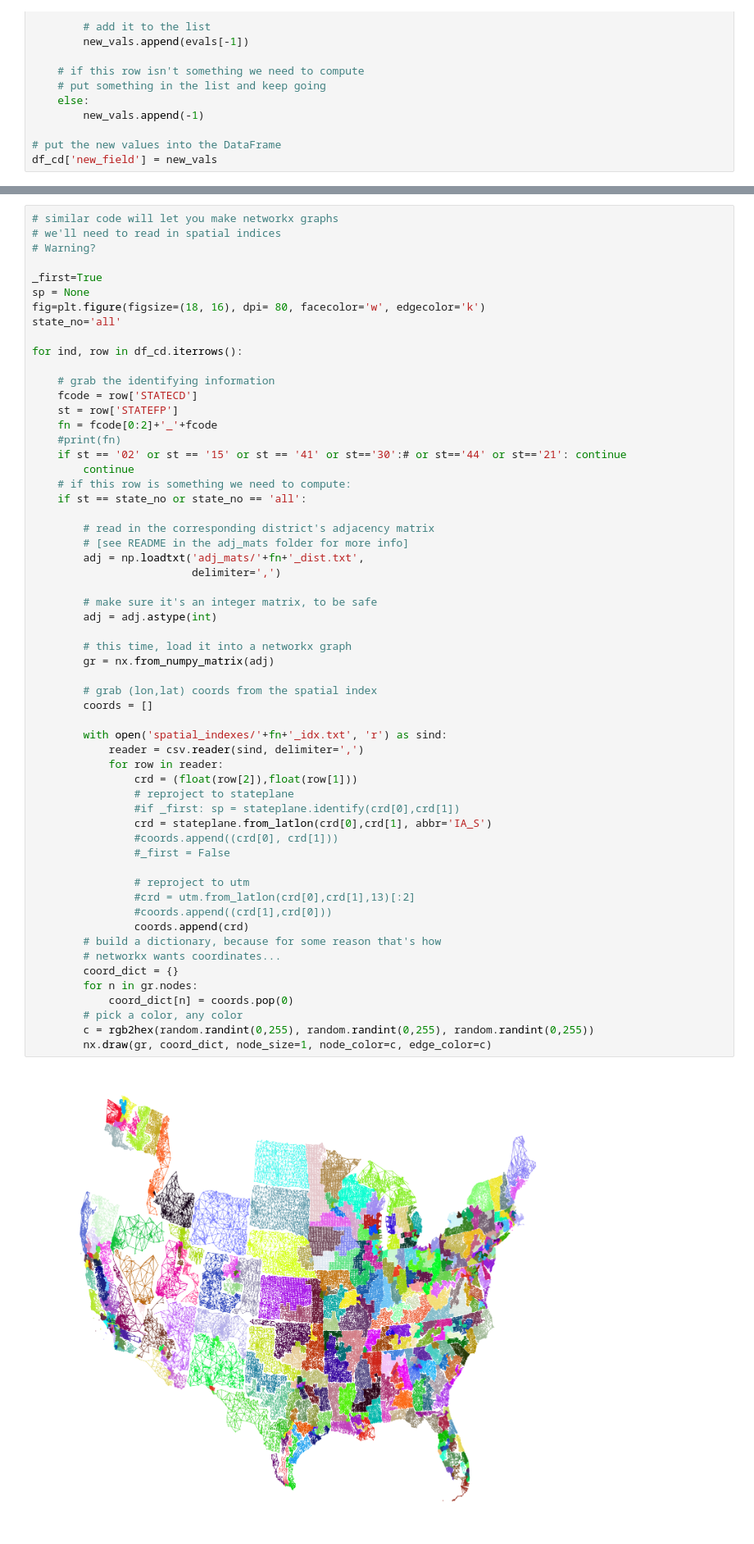
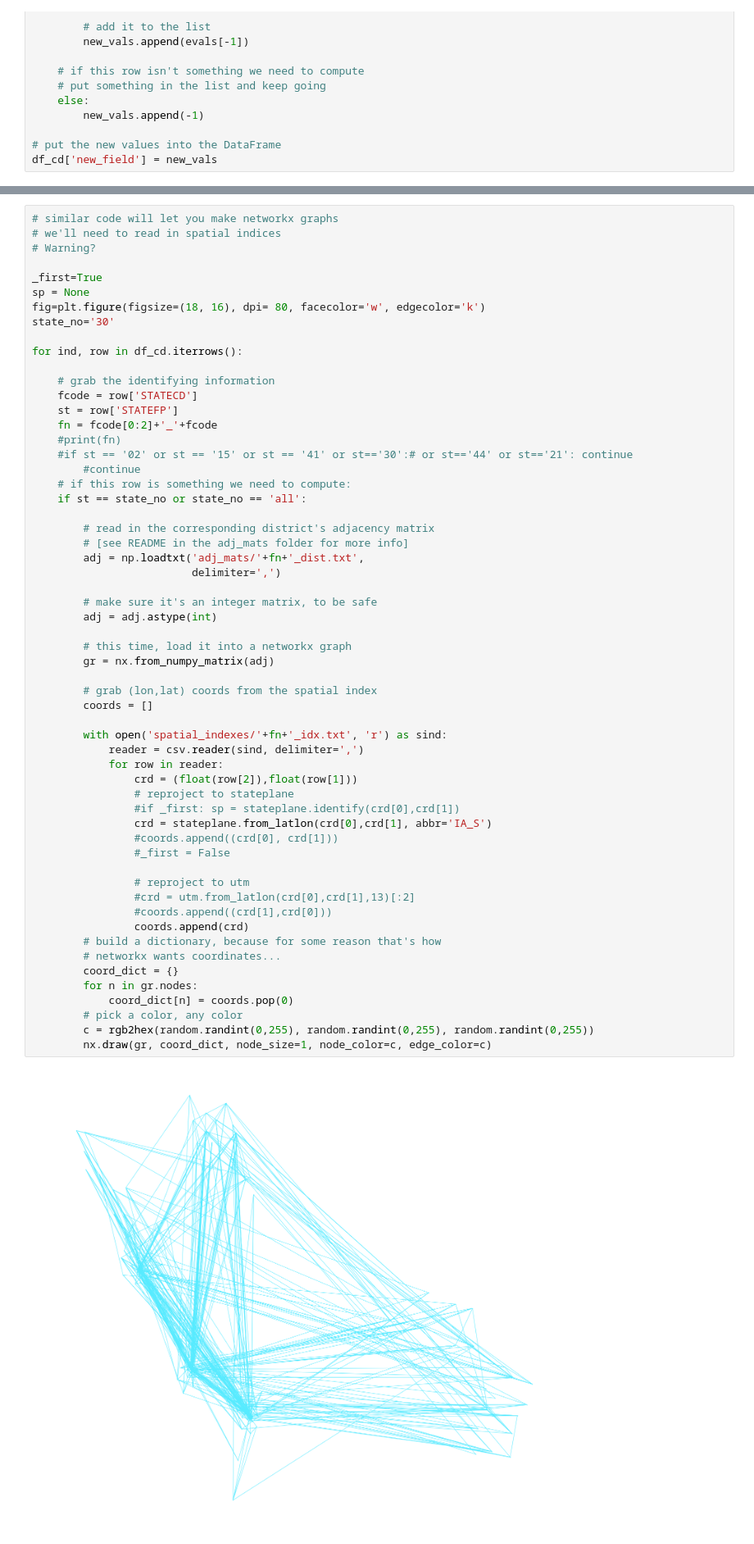
Before and after one commit to zschutzman/redistricting-old, a Jupyter notebook: adjacency_matrix_demo/adjacency_matrix_sample.ipynb, the cells around one changed output, grey strips where cells are left out. Shown: that part at 82% size. Cells and saved outputs as stored; diff of their text form.

```diff
--- a/adjacency_matrix_demo/adjacency_matrix_sample.ipynb
+++ b/adjacency_matrix_demo/adjacency_matrix_sample.ipynb
@@ -109,7 +109,7 @@ Text(0.5,1,'Largest Eigenvalue')
 _first=True
 sp = None
 fig=plt.figure(figsize=(18, 16), dpi= 80, facecolor='w', edgecolor='k')
-state_no='all'
+state_no='30'
 
 for ind, row in df_cd.iterrows():
 
@@ -118,8 +118,8 @@ for ind, row in df_cd.iterrows():
     st = row['STATEFP']
     fn = fcode[0:2]+'_'+fcode
     #print(fn)
-    if st == '02' or st == '15' or st == '41' or st=='30':# or st=='44' or st=='21': continue
-        continue
+    #if st == '02' or st == '15' or st == '41' or st=='30':# or st=='44' or st=='21': continue
+        #continue
     # if this row is something we need to compute:
     if st == state_no or state_no == 'all':
 
@@ -133,31 +133,31 @@ for ind, row in df_cd.iterrows():
 
         # this time, load it into a networkx graph
         gr = nx.from_numpy_matrix(adj)
 
         # grab (lon,lat) coords from the spatial index
         coords = []
 
         with open('spatial_indexes/'+fn+'_idx.txt', 'r') as sind:
             reader = csv.reader(sind, delimiter=',')
             for row in reader:
                 crd = (float(row[2]),float(row[1]))
                 # reproject to stateplane
                 #if _first: sp = stateplane.identify(crd[0],crd[1])
                 crd = stateplane.from_latlon(crd[0],crd[1], abbr='IA_S')
                 #coords.append((crd[0], crd[1]))
                 #_first = False
 
                 # reproject to utm
                 #crd = utm.from_latlon(crd[0],crd[1],13)[:2]
                 #coords.append((crd[1],crd[0]))
                 coords.append(crd)
         # build a dictionary, because for some reason that's how
         # networkx wants coordinates...
         coord_dict = {}
         for n in gr.nodes:
             coord_dict[n] = coords.pop(0)
         # pick a color, any color
         c = rgb2hex(random.randint(0,255), random.randint(0,255), random.randint(0,255))
         nx.draw(gr, coord_dict, node_size=1, node_color=c, edge_color=c)
 # %% [output]
-[figure, old version]
+[figure, new version]
```
Also changed, not shown: 1 other file.
